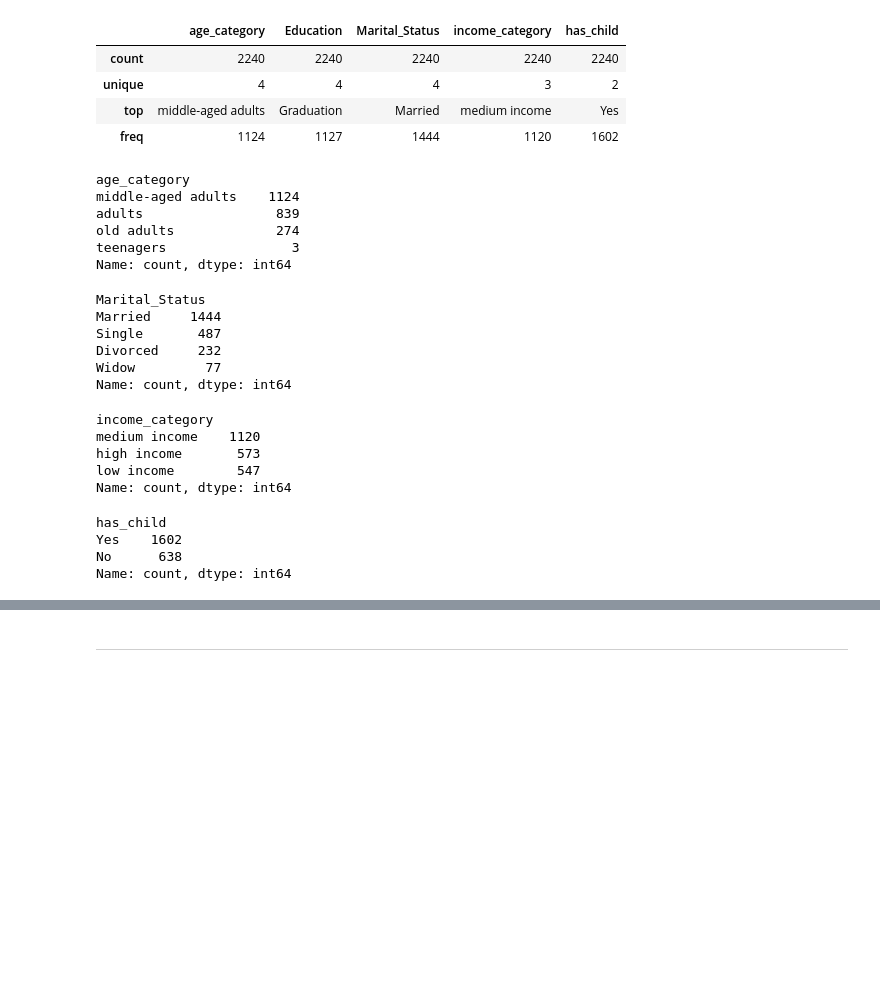
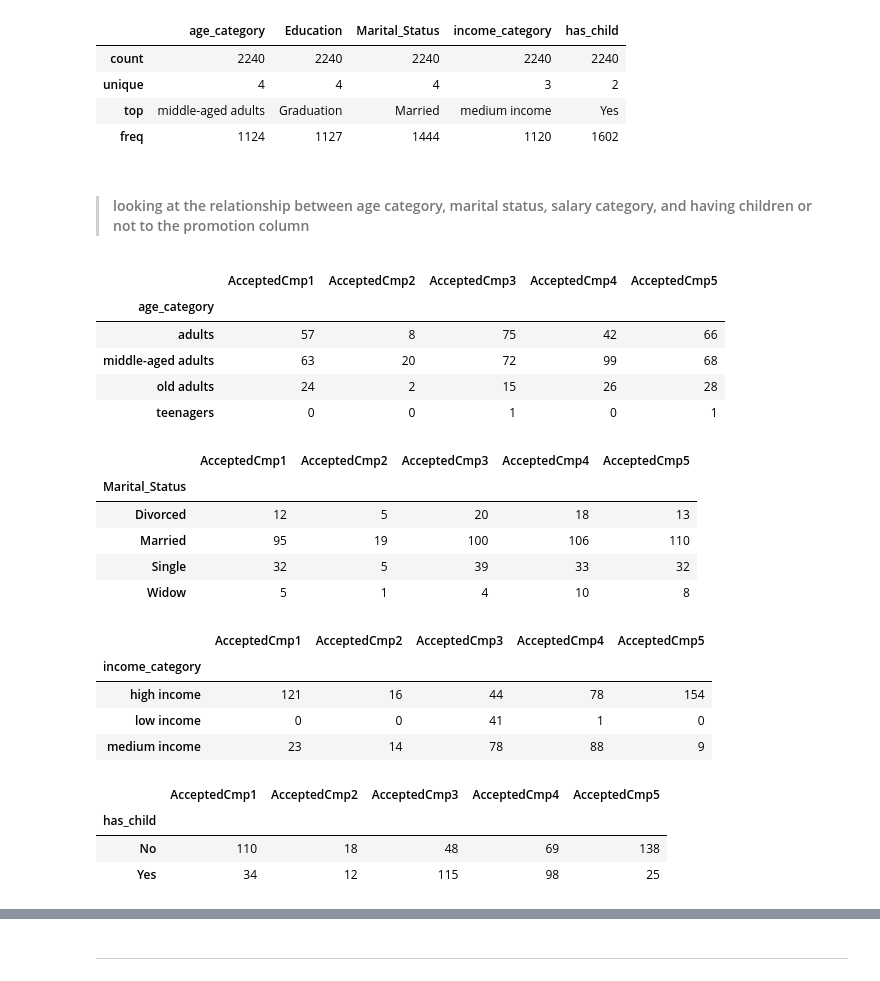
Before and after one commit to fnkhairudin/CapstoneProjectModul2, a Jupyter notebook: notebooks/2.0-fnk-data-analysis.ipynb, the cells around one changed output, grey strips where cells are left out. Saved outputs shown, nothing was run; the diff lists cells and outputs as text; code cells hidden in the pictures; blank space fills up the shorter version.

```diff
--- a/notebooks/2.0-fnk-data-analysis.ipynb
+++ b/notebooks/2.0-fnk-data-analysis.ipynb
@@ -87,27 +87,5 @@ None
 | unique | 4 | 4 | 4 | 3 | 2 |
 | top | middle-aged adults | Graduation | Married | medium income | Yes |
 | freq | 1124 | 1127 | 1444 | 1120 | 1602 |
-# %%
-display(df['age_category'].value_counts(), df['Marital_Status'].value_counts(), df['income_category'].value_counts(), df['has_child'].value_counts())
-# %% [output]
-age_category
-middle-aged adults    1124
-adults                 839
-old adults             274
-teenagers                3
-Name: count, dtype: int64
-Marital_Status
-Married     1444
-Single       487
-Divorced     232
-Widow         77
-Name: count, dtype: int64
-income_category
-medium income    1120
-high income       573
-low income        547
-Name: count, dtype: int64
-has_child
-Yes    1602
-No      638
-Name: count, dtype: int64
+# %% [markdown]
+>#### looking at the relationship between age category, marital status, salary category, and having children or not to the promotion column
@@ -114 +120,30 @@ Name: count, dtype: int64
+# %%
+# display DataFrame promotion vs age category
+display(df.groupby('age_category')[cols].agg('sum'),
+        df.groupby('Marital_Status')[cols].agg('sum'),
+        df.groupby('income_category')[cols].agg('sum'),
+        df.groupby('has_child')[cols].agg('sum')
+)
+# %% [output]
+|  | AcceptedCmp1 | AcceptedCmp2 | AcceptedCmp3 | AcceptedCmp4 | AcceptedCmp5 |
+| age_category |  |  |  |  |  |
+| adults | 57 | 8 | 75 | 42 | 66 |
+| middle-aged adults | 63 | 20 | 72 | 99 | 68 |
+| old adults | 24 | 2 | 15 | 26 | 28 |
+| teenagers | 0 | 0 | 1 | 0 | 1 |
+|  | AcceptedCmp1 | AcceptedCmp2 | AcceptedCmp3 | AcceptedCmp4 | AcceptedCmp5 |
+| Marital_Status |  |  |  |  |  |
+| Divorced | 12 | 5 | 20 | 18 | 13 |
+| Married | 95 | 19 | 100 | 106 | 110 |
+| Single | 32 | 5 | 39 | 33 | 32 |
+| Widow | 5 | 1 | 4 | 10 | 8 |
+|  | AcceptedCmp1 | AcceptedCmp2 | AcceptedCmp3 | AcceptedCmp4 | AcceptedCmp5 |
+| income_category |  |  |  |  |  |
+| high income | 121 | 16 | 44 | 78 | 154 |
+| low income | 0 | 0 | 41 | 1 | 0 |
+| medium income | 23 | 14 | 78 | 88 | 9 |
+|  | AcceptedCmp1 | AcceptedCmp2 | AcceptedCmp3 | AcceptedCmp4 | AcceptedCmp5 |
+| has_child |  |  |  |  |  |
+| No | 110 | 18 | 48 | 69 | 138 |
+| Yes | 34 | 12 | 115 | 98 | 25 |
 # %%
```
Also changed, not shown: parts of 4 cells of this notebook, 1 other file.
